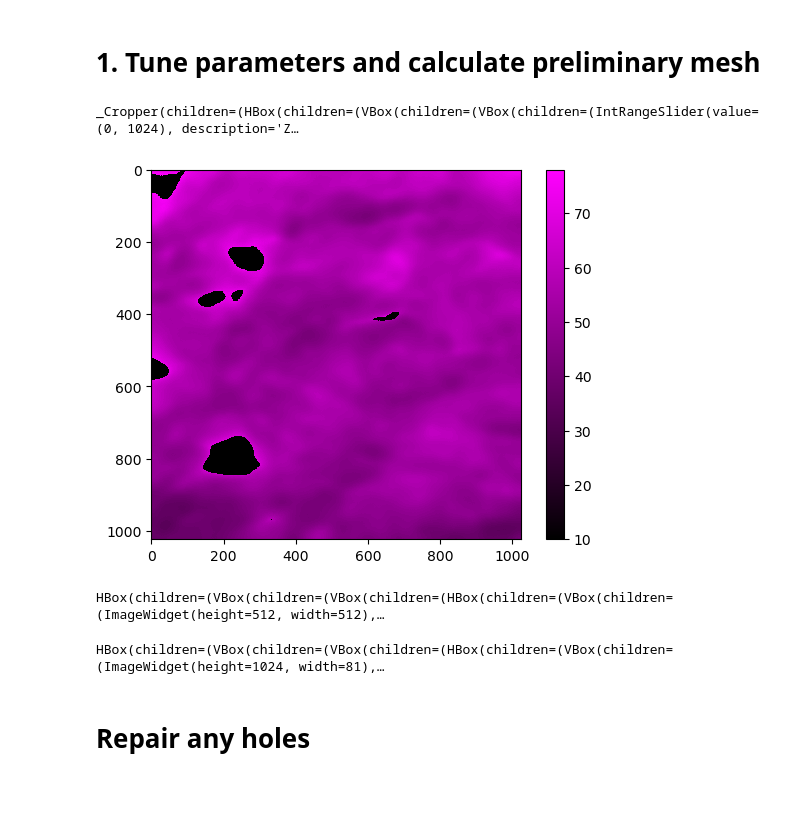
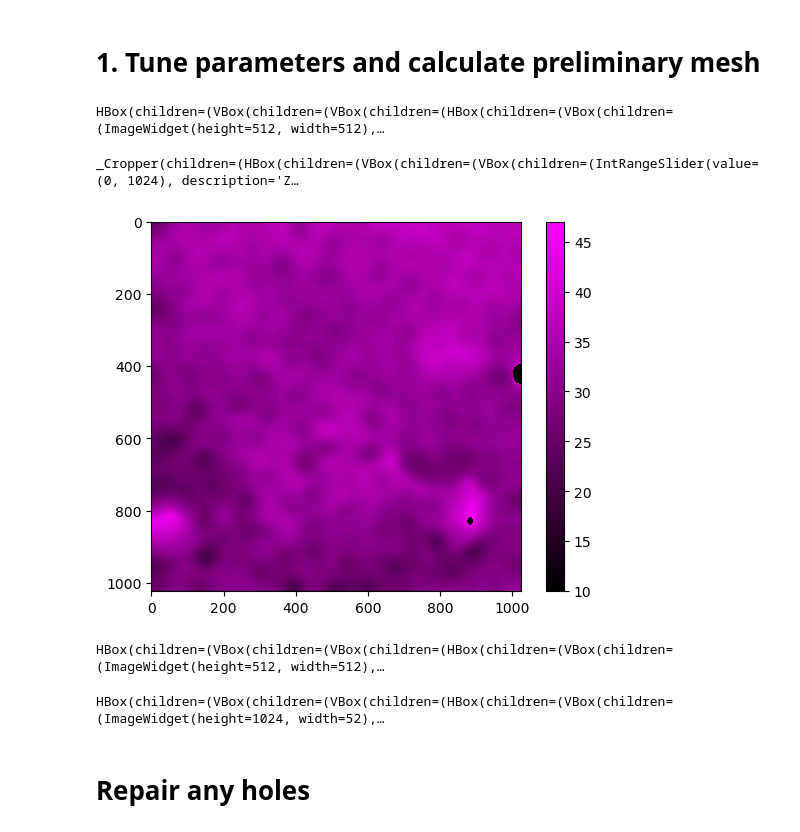
Before and after one commit to xies/mouse_skin_size_control, a Jupyter notebook: assemble_movie_notebooks/find_basement_membrane.ipynb, the cells around one changed output. Saved outputs shown, nothing was run; the diff lists cells and outputs as text; code cells hidden in the pictures; blank space fills up the shorter version.

```diff
--- a/assemble_movie_notebooks/find_basement_membrane.ipynb
+++ b/assemble_movie_notebooks/find_basement_membrane.ipynb
@@ -49,10 +49,10 @@ def find_z_of_maximal_gradient(im_diff,z_shift,threshold=0.2,method='threshold')
 # %% [markdown]
 # 0. Load stack
 # %%
-dirname = '/Users/xies/Library/CloudStorage/OneDrive-Stanford/Skin/Two photon/NMS/Dermal topography/10-03-2025 Cdh5-RFP blood vessels/Male 6121/Left paw R2/1. Day 11/'
+dirname = '/Users/xies/Library/CloudStorage/OneDrive-Stanford/Skin/Two photon/NMS/Palbo senescence pilot/09-29-2025 Ear palbo pilot/M1tail 3017 H2B FUCCI/Left ear/1. Day 1/R1'
 
-dirname = '/Users/xies/Library/CloudStorage/OneDrive-Stanford/Skin/Two photon/NMS/Dermal topography/09-27-2025 MemGFP fold logevity/F1 cage 3015 MemGFP NoFUCCI/R2/1. Day 18'
-imstack = io.imread(path.join(dirname,'B_reg.tif'))
+# dirname = '/Users/xies/Library/CloudStorage/OneDrive-Stanford/Skin/Two photon/NMS/Dermal topography/09-27-2025 MemGFP fold logevity/F1 cage 3015 MemGFP NoFUCCI/R2/1. Day 18'
+imstack = io.imread(path.join(dirname,'G_reg.tif'))
 
 stackview.slice(imstack, zoom_factor=0.5 )
 # %% [output]
@@ -63,10 +63,13 @@ HBox(children=(VBox(children=(VBox(children=(HBox(children=(VBox(children=(Image
 ZZ,YY,XX = imstack.shape
 
 # Pixels to blur in XY or Z
-XY_sigma = 15
+XY_sigma = 25
 Z_sigma = 10
 
 im_z_blur = gaussian_filter(imstack,sigma=[Z_sigma,XY_sigma,XY_sigma])
+stackview.slice(im_z_blur,zoom_factor=0.5)
+# %% [output]
+HBox(children=(VBox(children=(VBox(children=(HBox(children=(VBox(children=(ImageWidget(height=512, width=512),…
 # %%
 cropper = stackview.crop(im_z_blur.transpose(),zoom_factor=0.5)
 cropper
@@ -79,18 +82,18 @@ Z_bottom = cropper.range[2].stop
 cropped_blur = im_z_blur[cropper.range[2],...]
 # %%
 # Set sign to +1 if using 'collagen only' and -1 if keratinocytes only
-sign = +1
+sign = -1
 
 # How much to 'shift up or down' (NB: +z is down)
 z_shift = +10
 
 im_diff = get_z_gradient(cropped_blur,sign)
 Iz = find_z_of_maximal_gradient(im_diff/im_diff.max(),z_shift,method='threshold',threshold=0.2)
 Iz += Z_top
 
 stackview.imshow(Iz.astype(np.int8),axes=True,colormap='pure_magenta',colorbar=True)
 # %% [output]
-[figure, old version]
+[figure, new version]
 # %%
 # Reconstruct the height image
 height_image = make_image_from_heightmap(Iz + Z_top,ZZ)
@@ -113,7 +116,7 @@ stackview.switch(
     zoom_factor=1,
 )
 # %% [output]
-HBox(children=(VBox(children=(VBox(children=(HBox(children=(VBox(children=(ImageWidget(height=1024, width=81),…
+HBox(children=(VBox(children=(VBox(children=(HBox(children=(VBox(children=(ImageWidget(height=1024, width=52),…
 # %% [markdown]
 # Repair any holes
 # %%
```
Also changed, not shown: parts of 2 cells of this notebook, 3 other files.
